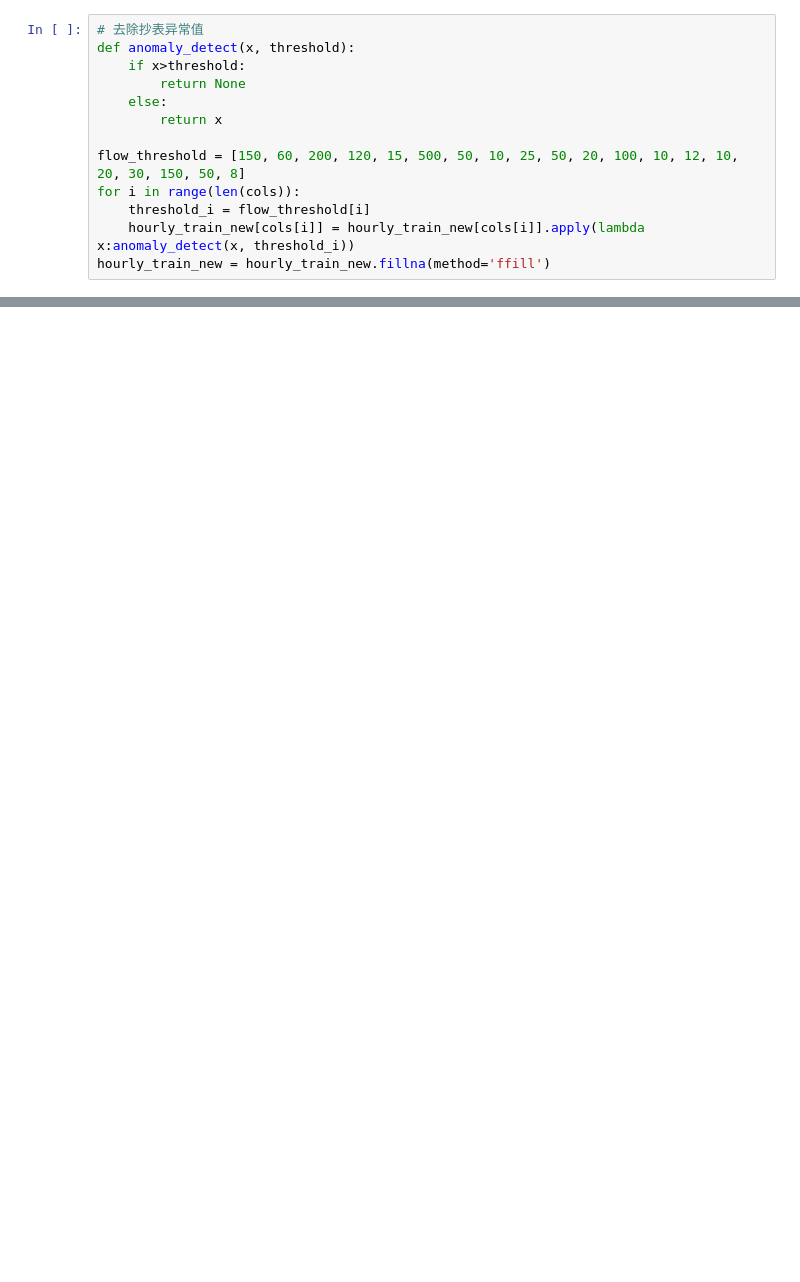
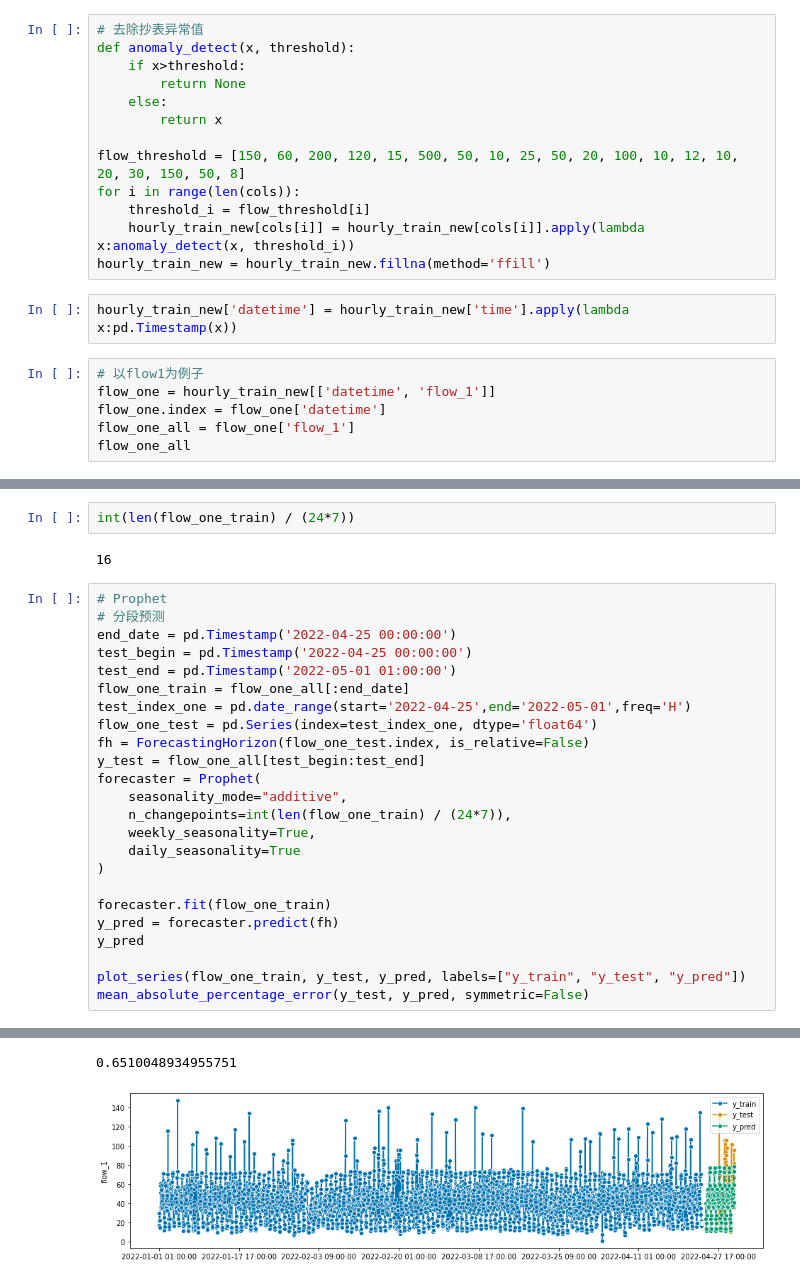
Before and after one commit to shaylaYU/A_competition, a Jupyter notebook: data_analysis.ipynb, the cells around one changed output, grey strips where cells are left out. Saved outputs shown, nothing was run; the diff lists cells and outputs as text; blank space fills up the shorter version.

```diff
--- a/data_analysis.ipynb
+++ b/data_analysis.ipynb
@@ -35,3 +37,11 @@ for i in range(len(cols)):
     threshold_i = flow_threshold[i]
     hourly_train_new[cols[i]] = hourly_train_new[cols[i]].apply(lambda x:anomaly_detect(x, threshold_i))
 hourly_train_new = hourly_train_new.fillna(method='ffill')
+# %%
+hourly_train_new['datetime'] = hourly_train_new['time'].apply(lambda x:pd.Timestamp(x))
+# %%
+# 以flow1为例子
+flow_one = hourly_train_new[['datetime', 'flow_1']]
+flow_one.index = flow_one['datetime']
+flow_one_all = flow_one['flow_1']
+flow_one_all
@@ -37,0 +83,29 @@ hourly_train_new = hourly_train_new.fillna(method='ffill')
+# %%
+int(len(flow_one_train) / (24*7))
+# %% [output]
+16
+# %%
+# Prophet
+# 分段预测
+end_date = pd.Timestamp('2022-04-25 00:00:00')
+test_begin = pd.Timestamp('2022-04-25 00:00:00')
+test_end = pd.Timestamp('2022-05-01 01:00:00')
+flow_one_train = flow_one_all[:end_date]
+test_index_one = pd.date_range(start='2022-04-25',end='2022-05-01',freq='H')
+flow_one_test = pd.Series(index=test_index_one, dtype='float64')
+fh = ForecastingHorizon(flow_one_test.index, is_relative=False)
+y_test = flow_one_all[test_begin:test_end]
+forecaster = Prophet(
+    seasonality_mode="additive",
+    n_changepoints=int(len(flow_one_train) / (24*7)),
+    weekly_seasonality=True,
+    daily_seasonality=True
+)
+
+forecaster.fit(flow_one_train)
+y_pred = forecaster.predict(fh)
+y_pred
+
+plot_series(flow_one_train, y_test, y_pred, labels=["y_train", "y_test", "y_pred"])
+mean_absolute_percentage_error(y_test, y_pred, symmetric=False)
+# %% [output]
@@ -37,0 +114,2 @@ hourly_train_new = hourly_train_new.fillna(method='ffill')
+0.6510048934955751
+[figure, added]
```
Also changed, not shown: parts of 11 cells of this notebook, 1 other file.
